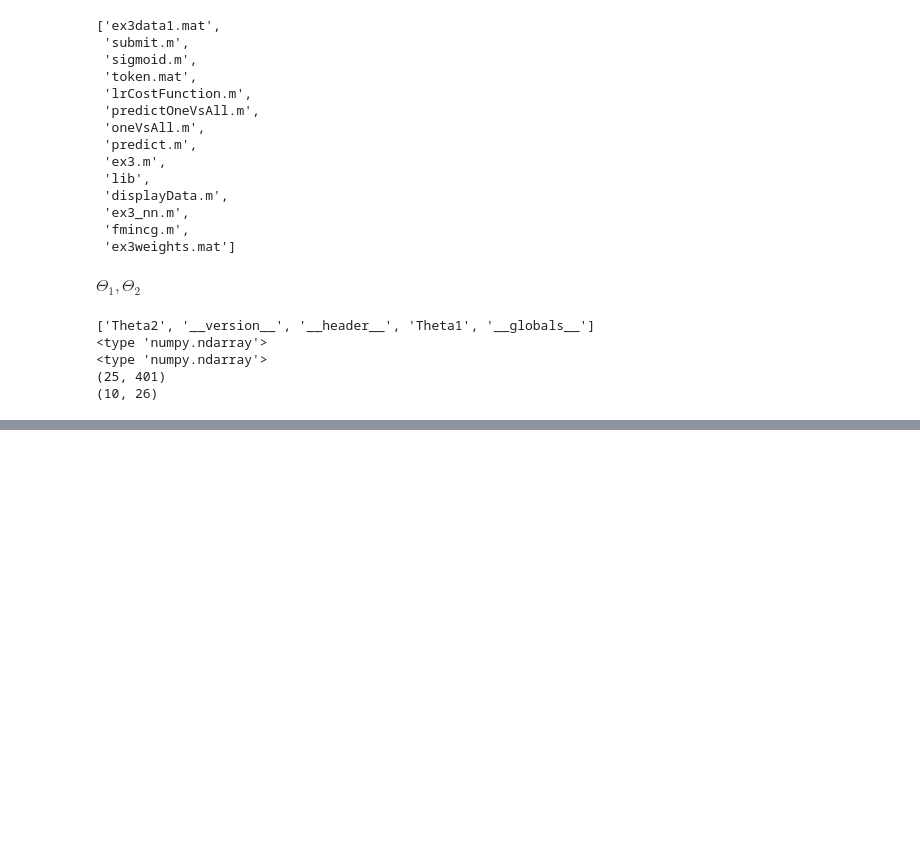
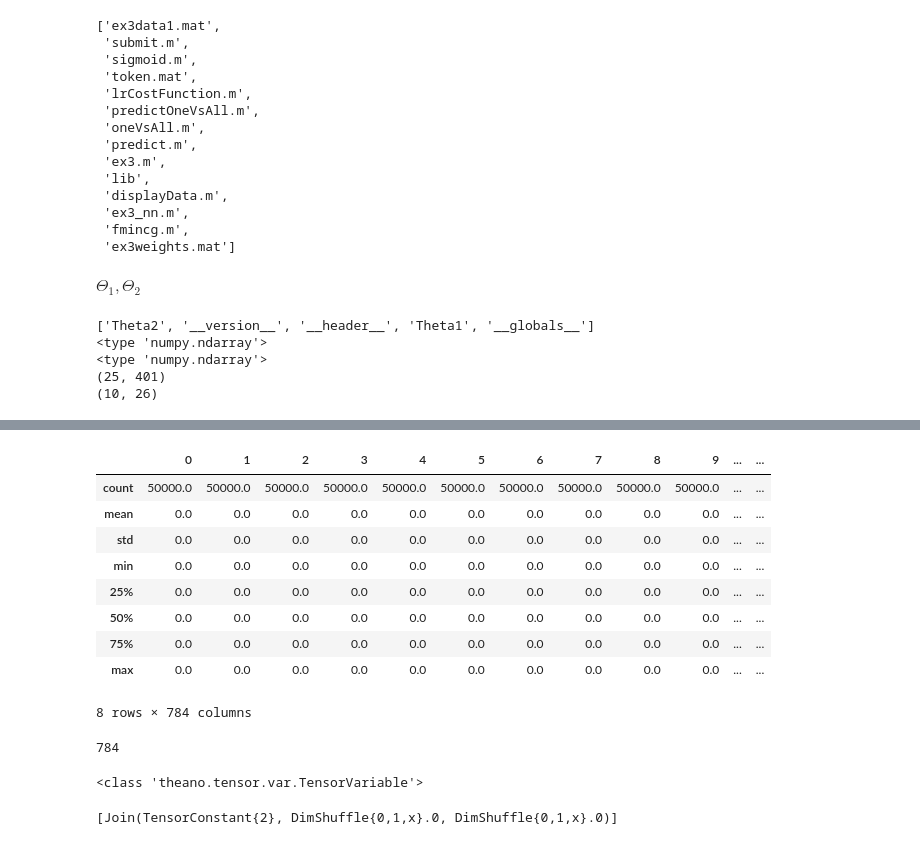
Before and after one commit to ernestyalumni/MLgrabbag, a Jupyter notebook: theano_ML.ipynb, the cells around one changed output, grey strips where cells are left out. Drawn from its saved outputs; the diff is of its cells as text; code cells hidden in the pictures; blank space fills up the shorter version.

```diff
--- a/theano_ML.ipynb
+++ b/theano_ML.ipynb
@@ -1074,0 +1208,8 @@ print( nn3_data['Theta2'].shape )
+# %%
+import gzip
+import six.moves.cPickle as pickle
+with gzip.open("../DeepLearningTutorials/data/mnist.pkl.gz", 'rb') as f:
+    try:
+        train_set, valid_set, test_set = pickle.load(f, encoding='latin1')
+    except:
+        train_set, valid_set, test_set = pickle.load(f)
@@ -1074,0 +1242,19 @@ print( nn3_data['Theta2'].shape )
+# %%
+X = train_set[0].T
+# %%
+pd.DataFrame(X.T).describe()
+# %% [output]
+|  | 0 | 1 | 2 | 3 | 4 | 5 | 6 | 7 | 8 | 9 | ... | ... |
+| count | 50000.0 | 50000.0 | 50000.0 | 50000.0 | 50000.0 | 50000.0 | 50000.0 | 50000.0 | 50000.0 | 50000.0 | ... | ... |
+| mean | 0.0 | 0.0 | 0.0 | 0.0 | 0.0 | 0.0 | 0.0 | 0.0 | 0.0 | 0.0 | ... | ... |
+| std | 0.0 | 0.0 | 0.0 | 0.0 | 0.0 | 0.0 | 0.0 | 0.0 | 0.0 | 0.0 | ... | ... |
+| min | 0.0 | 0.0 | 0.0 | 0.0 | 0.0 | 0.0 | 0.0 | 0.0 | 0.0 | 0.0 | ... | ... |
+| 25% | 0.0 | 0.0 | 0.0 | 0.0 | 0.0 | 0.0 | 0.0 | 0.0 | 0.0 | 0.0 | ... | ... |
+| 50% | 0.0 | 0.0 | 0.0 | 0.0 | 0.0 | 0.0 | 0.0 | 0.0 | 0.0 | 0.0 | ... | ... |
+| 75% | 0.0 | 0.0 | 0.0 | 0.0 | 0.0 | 0.0 | 0.0 | 0.0 | 0.0 | 0.0 | ... | ... |
+| max | 0.0 | 0.0 | 0.0 | 0.0 | 0.0 | 0.0 | 0.0 | 0.0 | 0.0 | 0.0 | ... | ... |
+8 rows × 784 columns
+# %%
+28*28
+# %% [output]
+784
@@ -1074,0 +1267,8 @@ print( nn3_data['Theta2'].shape )
+# %%
+print( type(a1) )
+#print( a1.get_scalar_constant_value() )
+dir(a1)
+a1.get_parents()
+# %% [output]
+<class 'theano.tensor.var.TensorVariable'>
+[Join(TensorConstant{2}, DimShuffle{0,1,x}.0, DimShuffle{0,1,x}.0)]
```
Also changed, not shown: parts of 183 cells of this notebook, 3 other files.
